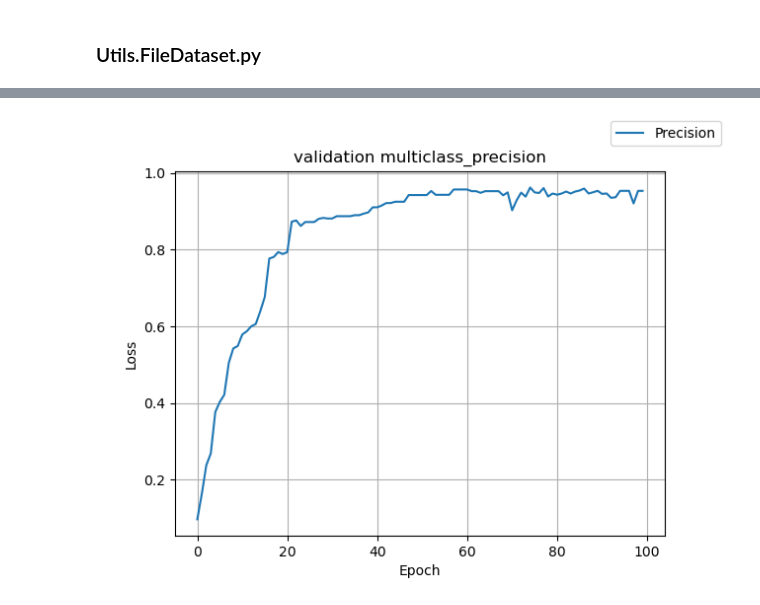
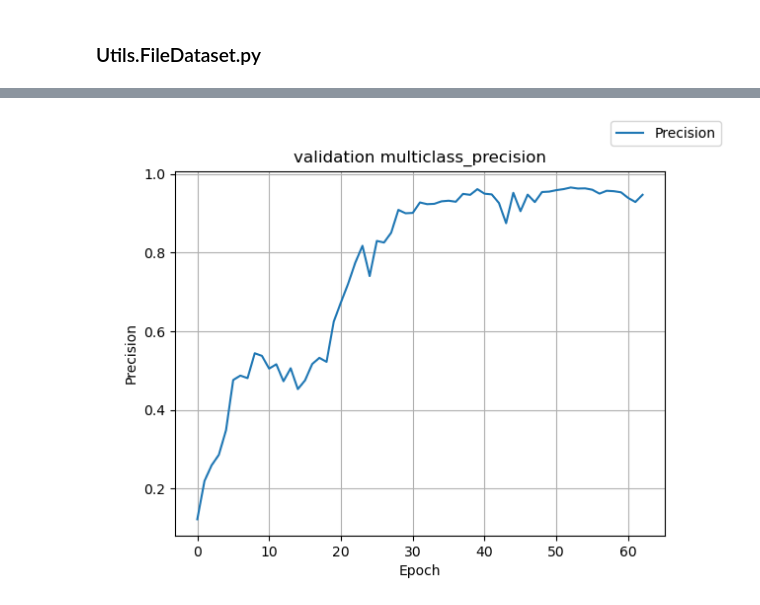
Before and after one commit to Pedrofran682/ml_project, a Jupyter notebook: src/Crop_recommendation.ipynb, the cells around one changed output, grey strips where cells are left out. Cells and saved outputs as stored; diff of their text form; code cells hidden in the pictures.

```diff
--- a/src/Crop_recommendation.ipynb
+++ b/src/Crop_recommendation.ipynb
@@ -266,6 +322,11 @@ class FileDataset(IterableDataset):
 from enum import Enum
 
 class DatasetType(Enum):
+    """Represents the standard dataset splits in a machine learning workflow.
+
+    This enumeration provides standardized members for identifying a dataset's
+    purpose, such as for training, validation, or testing.
+    """
     TRAIN = "train"
     VAL = "val"
     TEST = "test"
@@ -397,12 +605,7 @@ class Trainer:
             self.optimizer.step()
 
             running_loss += loss.item()
-            # if i % 1000 == 999:
             last_loss = running_loss / self.batch_size # loss per batch
-            #     print('  batch {} loss: {}'.format(i + 1, last_loss))
-            #     # tb_x = epoch_index * len(training_loader) + i + 1
-            #     # tb_writer.add_scalar('Loss/train', last_loss, tb_x)
-            #     running_loss = 0.
         return last_loss
 
     def validate(self, val_dataloader):
@@ -411,7 +614,6 @@ class Trainer:
         running_vPrecision = 0.0
 
         self.model.eval()
-
         # Disable gradient computation and reduce memory consumption.
         with torch.no_grad():
             for index, vdata in enumerate(val_dataloader):
@@ -426,22 +628,18 @@ class Trainer:
                 vloss = self.loss_function(voutputs.squeeze(1),
                                            vlabels)
                 running_vloss += vloss.item()
-        self.model_results["vmulticlass_precision"].append(running_vPrecision / (index+1))
+        self.model_results["vmulticlass_precision"].append(running_vPrecision.item() / (index+1))
         return running_vloss / (index + 1)
 
     def run(self):
         """Execute train and val steps"""
-        # Initializing in a separate cell so we can easily add more epochs to the same run
-        # TODO: Enable this Writer
-        # timestamp = datetime.now().strftime('%Y%m%d_%H%M%S')
-        # writer = SummaryWriter('runs/fashion_trainer_{}'.format(timestamp))
+
         epoch_number = 0
         best_vloss = 99e99
         train_dataloader = self._generate_dataloader(DatasetType.TRAIN)
         val_dataloader = self._generate_dataloader(DatasetType.VAL)
-
+        early_stopper = EarlyStopper(10, 1e-3)
         for epoch in tqdm(range(self.epochs)):
-
             # Make sure gradient tracking is on, and do a pass over the data
             avg_loss = self.train_epoch(train_dataloader)
             avg_vloss = self.validate(val_dataloader)
@@ -449,12 +647,8 @@ class Trainer:
             self.model_results["vloss"].append(avg_vloss)
             self.model_results["epoch"].append(epoch_number)
 
-            # # Log the running loss averaged per batch
-            # # for both training and validation
-            # writer.add_scalars('Training vs. Validation Loss',
-            #                 { 'Training' : avg_loss, 'Validation' : avg_vloss },
-            #                 epoch_number + 1)
-            # writer.flush()
             if self.DEBUG:
                 break
+            if early_stopper.early_stop(avg_vloss):
+                break
             epoch_number += 1
@@ -461,7 +699,9 @@ class Trainer:
 # %%
-data_processer = ProcessData(DATA_PATH)
-model = CropClassifier()
+data_processer = ProcessData(DATA_PATH, transformer=PCA)
+# model = CropClassifier()
+model = ConvCropClassifier()
 trainer = Trainer(model, data_processer)
+trainer.epochs = 200
 # %%
 trainer.run()
 # %%
@@ -485,15 +725,15 @@ plt.show()
 # %%
 fig, ax = plt.subplots()
-values = [a.item() for a in trainer.model_results["vmulticlass_precision"]]
+values = [a for a in trainer.model_results["vmulticlass_precision"]]
 ax.plot(trainer.model_results["epoch"],
        values, label="Precision")
 
 
 ax.set_xlabel("Epoch")
-ax.set_ylabel("Loss")
+ax.set_ylabel("Precision")
 fig.legend()
 ax.grid()
 ax.set_title("validation multiclass_precision")
 plt.show()
 # %% [output]
-[figure, old version]
+[figure, new version]
```
Also changed, not shown: parts of 7 cells of this notebook, 3 other files.
